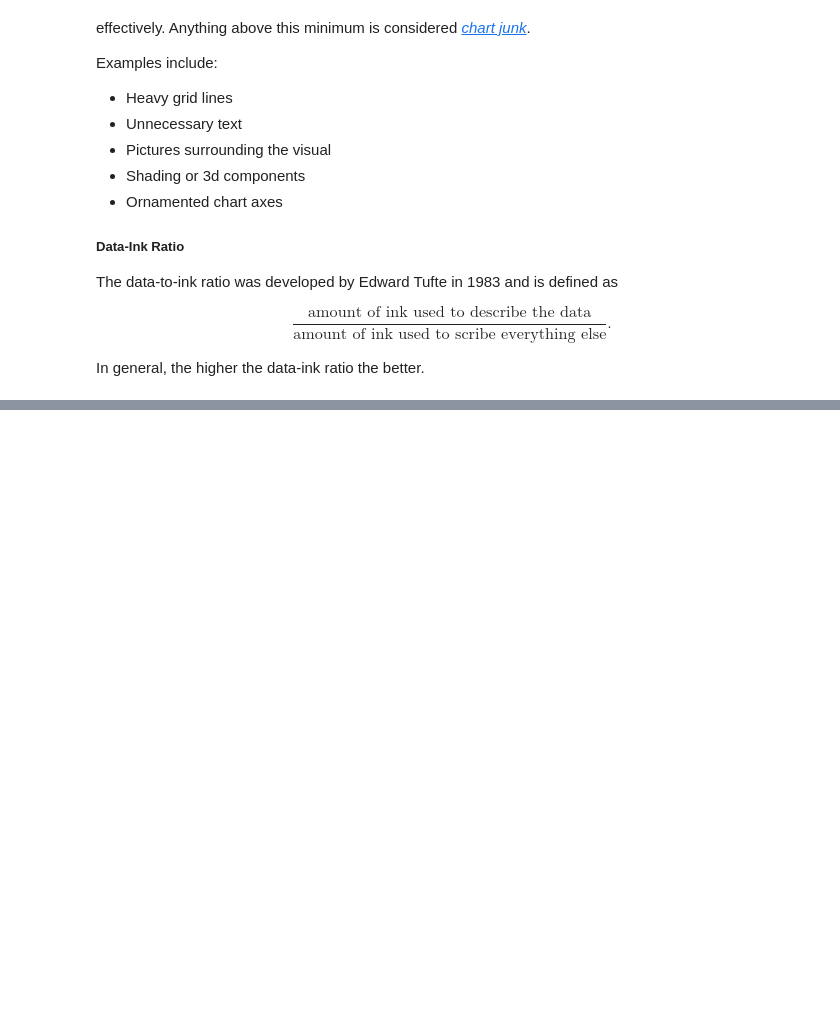
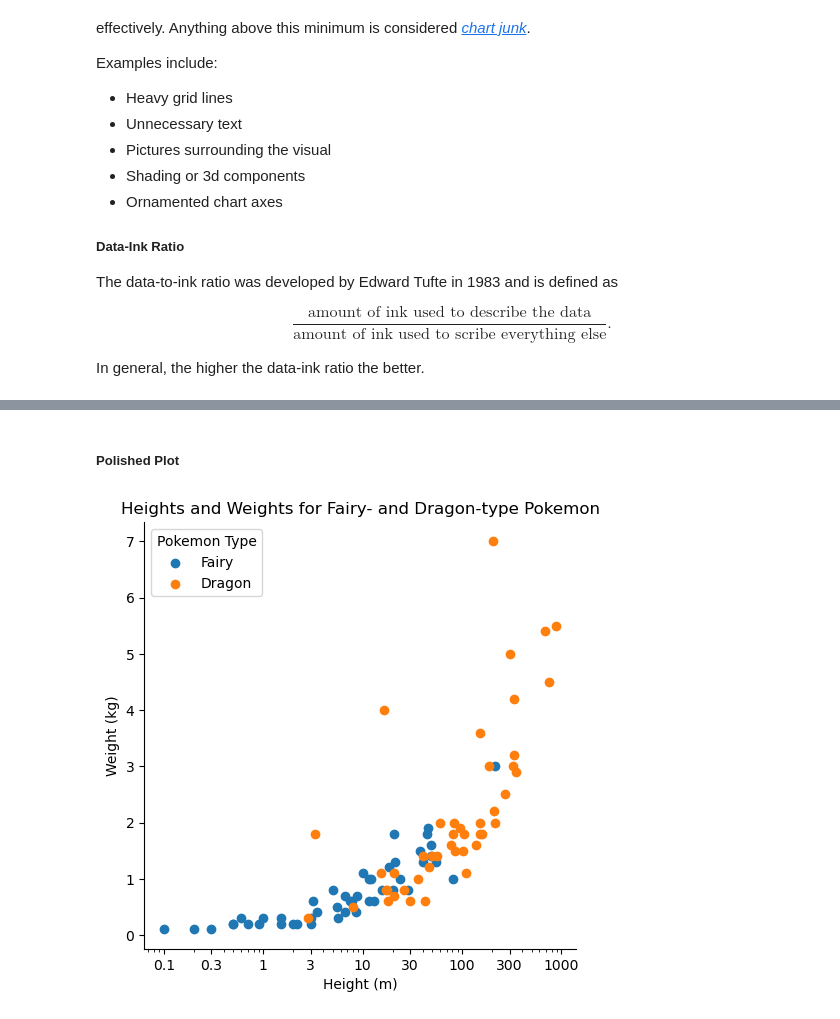
Before and after one commit to burmeisterryan3/Career-Change-Preparation, a Jupyter notebook: Udacity/Visualization/2. Visualization Design.ipynb, the cells around one changed output, grey strips where cells are left out. Cells and saved outputs as stored; diff of their text form; code cells hidden in the pictures; blank space fills up the shorter version.

```diff
--- a/Udacity/Visualization/2. Visualization Design.ipynb
+++ b/Udacity/Visualization/2. Visualization Design.ipynb
@@ -88,0 +155,14 @@ In general, the higher the data-ink ratio the better.
+# %% [markdown]
+##### Polished Plot
+# %%
+g = sns.FacetGrid(data = pokemon_sub, hue = 'type', height = 5)
+g.map(plt.scatter, 'weight','height')
+g.set(xscale = 'log')
+plt.legend(['Fairy', 'Dragon'], title='Pokemon Type')
+xticks=[.1, .3, 1, 3, 10, 30, 100, 300, 1000]
+plt.xticks(xticks, xticks)
+plt.xlabel('Height (m)')
+plt.ylabel('Weight (kg)')
+plt.title('Heights and Weights for Fairy- and Dragon-type Pokemon');
+# %% [output]
+[figure, added]
```
Also changed, not shown: parts of 5 cells of this notebook, 25 other files.
